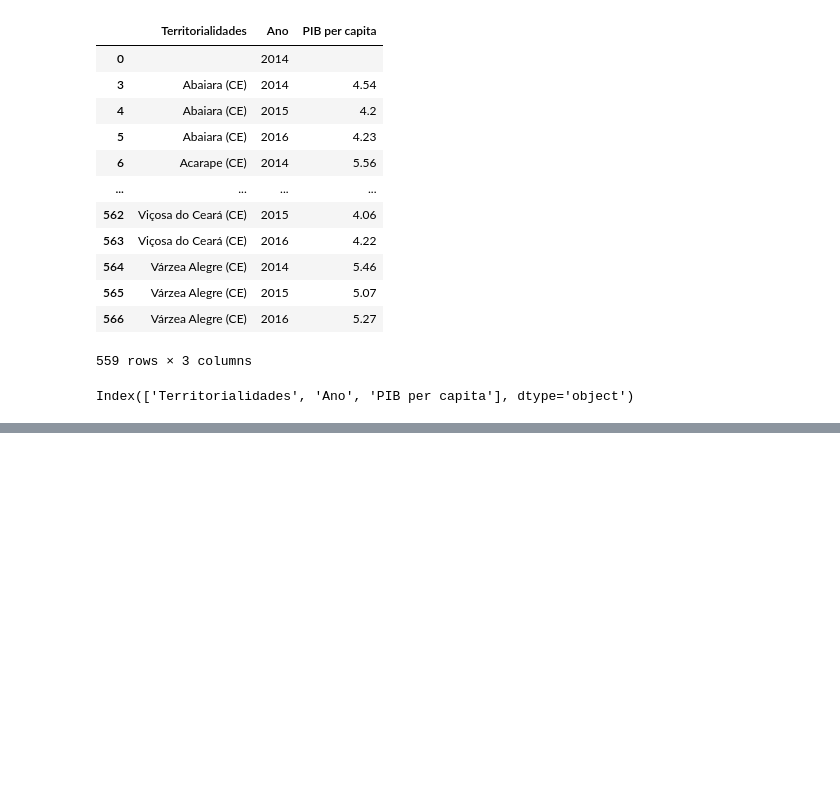
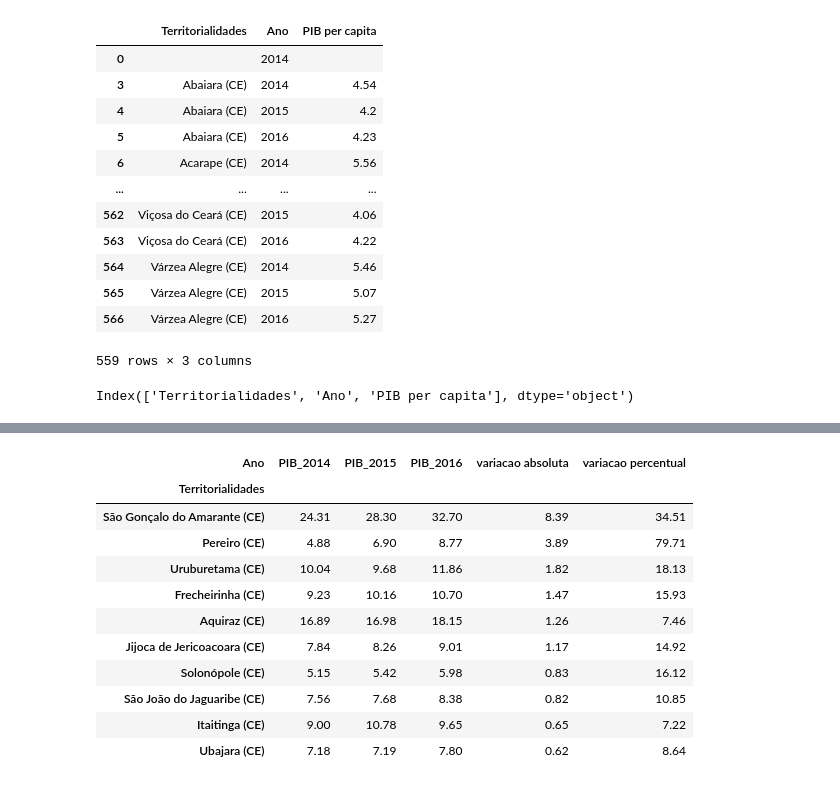
Before and after one commit to midnightrain-jv/projetoPIBCE, a Jupyter notebook: PIBCE.ipynb, the cells around one changed output, grey strips where cells are left out. Saved outputs shown, nothing was run; the diff lists cells and outputs as text; code cells hidden in the pictures; blank space fills up the shorter version.

```diff
--- a/PIBCE.ipynb
+++ b/PIBCE.ipynb
@@ -131,0 +154,17 @@ plt.savefig("grafico.pdf", bbox_inches="tight")
+# %%
+# TOP 10 CIDADES QUE MAIS CRESCERAM
+top10_maior_crescimento = tabela_anos.sort_values("variacao absoluta", ascending=False).head(10)
+top10_maior_crescimento
+# %% [output]
+| Ano | PIB_2014 | PIB_2015 | PIB_2016 | variacao absoluta | variacao percentual |
+| Territorialidades |  |  |  |  |  |
+| São Gonçalo do Amarante (CE) | 24.31 | 28.30 | 32.70 | 8.39 | 34.51 |
+| Pereiro (CE) | 4.88 | 6.90 | 8.77 | 3.89 | 79.71 |
+| Uruburetama (CE) | 10.04 | 9.68 | 11.86 | 1.82 | 18.13 |
+| Frecheirinha (CE) | 9.23 | 10.16 | 10.70 | 1.47 | 15.93 |
+| Aquiraz (CE) | 16.89 | 16.98 | 18.15 | 1.26 | 7.46 |
+| Jijoca de Jericoacoara (CE) | 7.84 | 8.26 | 9.01 | 1.17 | 14.92 |
+| Solonópole (CE) | 5.15 | 5.42 | 5.98 | 0.83 | 16.12 |
+| São João do Jaguaribe (CE) | 7.56 | 7.68 | 8.38 | 0.82 | 10.85 |
+| Itaitinga (CE) | 9.00 | 10.78 | 9.65 | 0.65 | 7.22 |
+| Ubajara (CE) | 7.18 | 7.19 | 7.80 | 0.62 | 8.64 |
```
Also changed, not shown: parts of 10 cells of this notebook.
